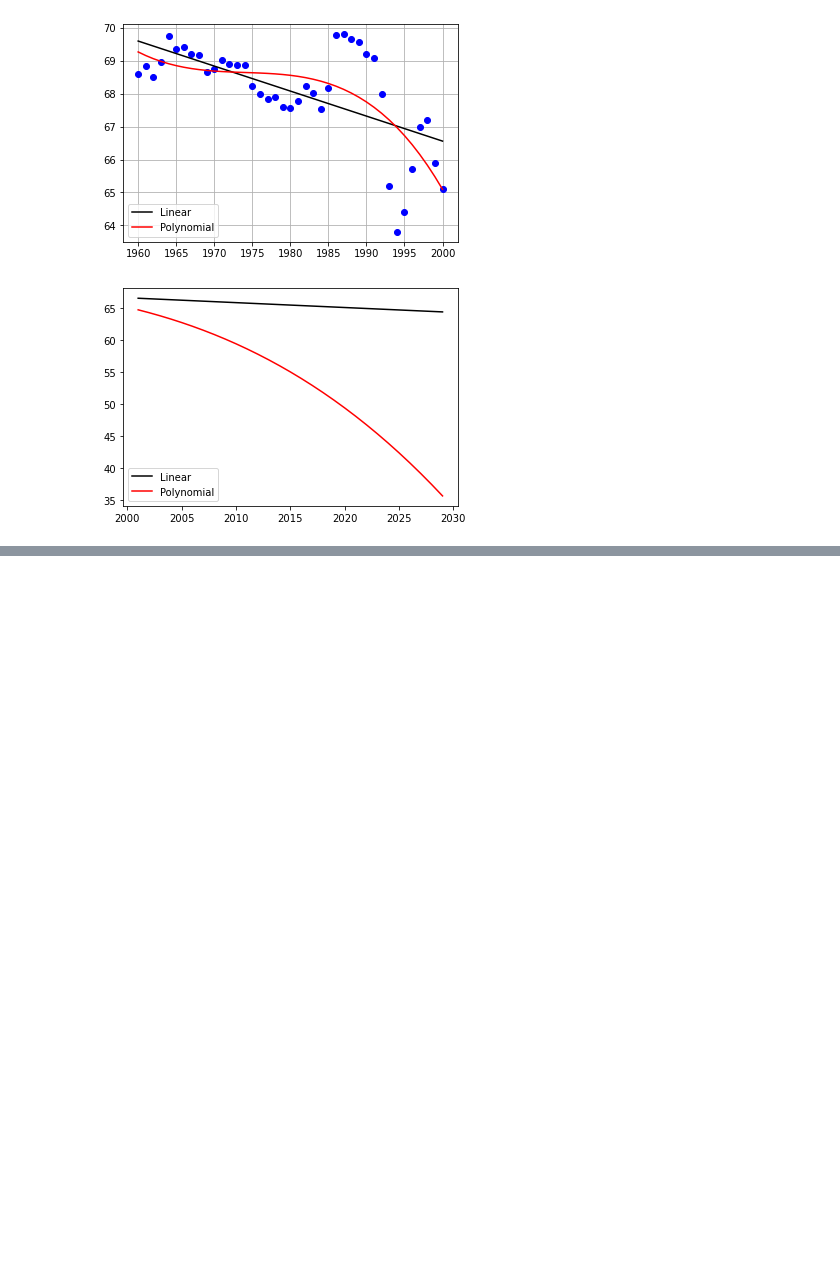
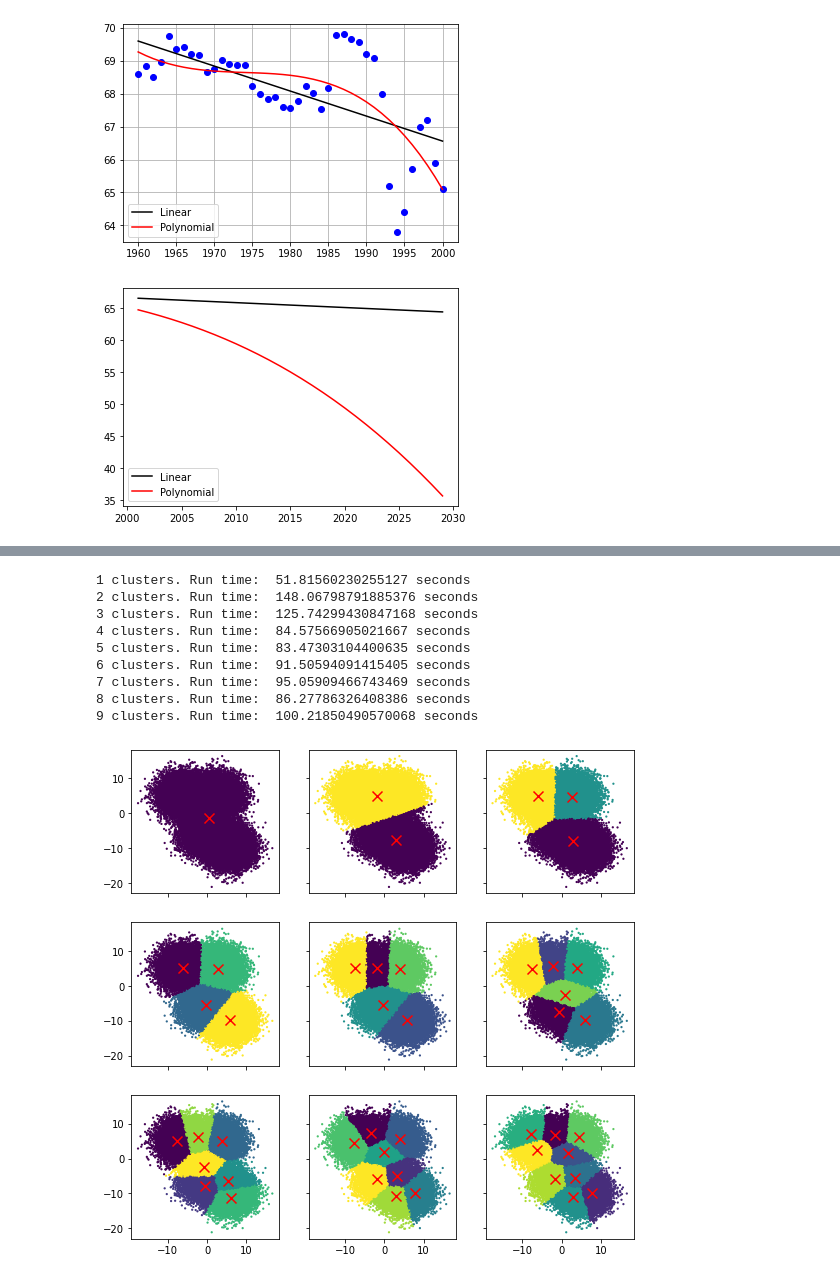
Before and after one commit to joshfuchs/DataScience_projects, a Jupyter notebook: ML scikit learn.ipynb, the cells around one changed output, grey strips where cells are left out. Drawn from its saved outputs; the diff is of its cells as text; code cells hidden in the pictures; blank space fills up the shorter version.

```diff
--- a/ML scikit learn.ipynb
+++ b/ML scikit learn.ipynb
@@ -558,0 +595,35 @@ for cluster_x, cluster_y in Kmean.cluster_centers_:
+# %%
+
+# set up subplots to plot all of the solutions
+fig, ((ax1, ax2, ax3), (ax4, ax5, ax6), (ax7, ax8, ax9)) = plt.subplots(3, 3,
+                                                                        sharex = True, sharey = True,
+                                                                       figsize=(9,9))
+axs = [ax1, ax2, ax3, ax4, ax5, ax6, ax7, ax8, ax9]
+
+for x in range(1,10):
+    start_time = time.time()
+
+    Kmean = skl_cluster.KMeans(n_clusters = int(x))
+    Kmean.fit(data)
+    clusters = Kmean.predict(data)
+
+    model = skl_cluster.SpectralClustering(n_clusters = int(x), affinity='nearest_neighbors', assign_labels='kmeans')
+    labels = model.fit_predict(data)
+
+    end_time = time.time()
+    print(x, 'clusters. Run time: ', end_time-start_time, 'seconds')
+
+    axs[x-1].scatter(data[:,0], data[:,1], s = 5, linewidth=0, c = clusters)
+    for cluster_x, cluster_y in Kmean.cluster_centers_:
+        axs[x-1].scatter(cluster_x, cluster_y, s = 100, c='r', marker='x')
+# %% [output]
+1 clusters. Run time:  51.81560230255127 seconds
+2 clusters. Run time:  148.06798791885376 seconds
+3 clusters. Run time:  125.74299430847168 seconds
+4 clusters. Run time:  84.57566905021667 seconds
+5 clusters. Run time:  83.47303104400635 seconds
+6 clusters. Run time:  91.50594091415405 seconds
+7 clusters. Run time:  95.05909466743469 seconds
+8 clusters. Run time:  86.27786326408386 seconds
+9 clusters. Run time:  100.21850490570068 seconds
+[figure, added]
```
Also changed, not shown: parts of 18 cells of this notebook.
